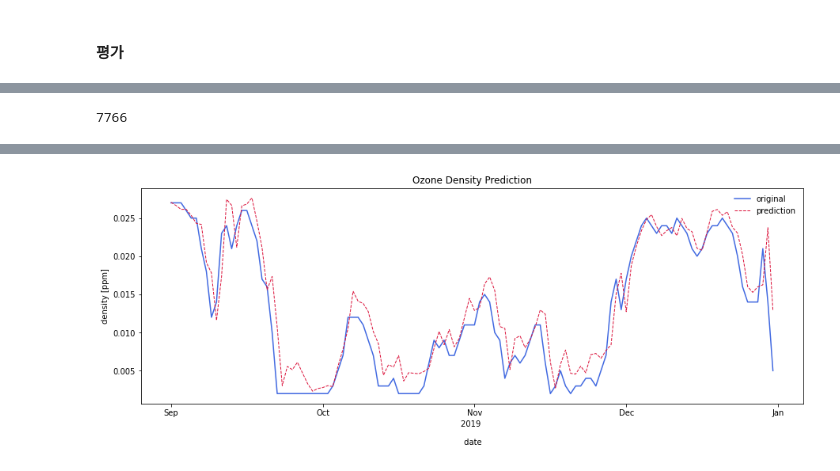
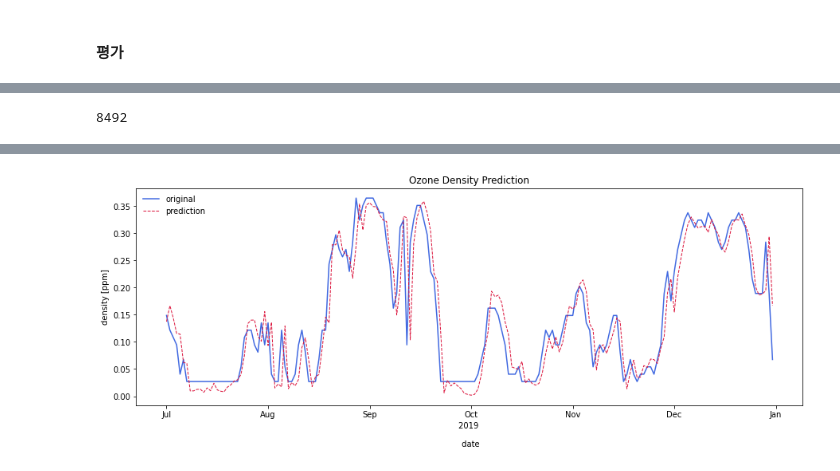
Before and after one commit to JiwooKimm/Personal_Projects, a Jupyter notebook: Forecaster_Airpollutant_Seoul/AirPollutionSeoul_LSTM.ipynb, the cells around one changed output, grey strips where cells are left out. Drawn from its saved outputs; the diff is of its cells as text; code cells hidden in the pictures.

Commit message:
Update: LSTM model

```diff
--- a/Forecaster_Airpollutant_Seoul/AirPollutionSeoul_LSTM.ipynb
+++ b/Forecaster_Airpollutant_Seoul/AirPollutionSeoul_LSTM.ipynb
@@ -349,10 +444,10 @@ dataloader = DataLoader(dataset,
 # %%
 # 설정값
 data_dim = 6
-hidden_dim = 12
+hidden_dim = 18
 output_dim = 1
-learning_rate = 0.02
-nb_epochs = 100
+learning_rate = 0.002
+nb_epochs = 600
 
 
 class Net(nn.Module):
@@ -496,22 +591,39 @@ with torch.no_grad():
         predicted = torch.flatten(predicted).item()
         pred.append(predicted)
 
+
+    #..?갑툭튀 첫 값은 조작,,
+    pred[0:5]= np.zeros(5)+sum(pred)/len(pred) # pred[10:20]
+    for p in range(len(pred)):
+      if pred[p] < 0:
+        if (pred[p-1] >= 0) & (pred[p+1] >= 0):
+          pred[p]= (pred[p-1]+pred[p+1])/2
+        elif (pred[p-1] >= 0):
+          pred[p]= pred[p-1]
+        elif (pred[p+1] >= 0):
+          pred[p]= pred[p+1]
+        else:
+          pred[p]= sum(pred)/len(pred)
+
+
     # INVERSE
     pred_inverse = mM_y.inverse_transform(np.array(pred).reshape(-1, 1))
     testY_inverse = mM_y.inverse_transform(testY_tensor)
 
 def scoring(true, pred):
-  r2= round(metrics.r2_score(true, pred)*100,3)
+  r2= round(metrics.r2_score(true, pred),3)
   corr= round(np.corrcoef(true, pred)[0,1],3)
   mape= round(metrics.mean_absolute_percentage_error(true, pred)*100,3)
   rmse= round(metrics.mean_squared_error(true, pred, squared=False),3)
+  acc= round(metrics.explained_variance_score(true, pred),3)
   mae= np.mean(np.abs(true-pred))
 
   df= pd.DataFrame({ "R2":   r2,
                      "Corr": corr,
                      "RMSE": rmse,
                      "MAPE": mape,
-                     "MAE": mae},
+                     "MAE": mae,
+                     "Accuracy": acc},
 
                     index=[0])
   return df
@@ -542,16 +636,21 @@ print(testY_inverse)
 numo3= test_set.shape[0]
 print(numo3)
 # tickname=(np.arange(0,5)*round(numo3/4))
-tickname=np.arange(0,5)*(120/4)
+# tickname=np.arange(0,5)*(120/4)
+tickname=np.arange(0,7)*round(180/6)
 
 # ticklabels=np.array(['Jan','Mar','Jun','Sep','Dec'])
-ticklabels=np.array(['Sep','Oct','Nov','Dec','Jan'])
+# ticklabels=np.array(['Sep','Oct','Nov','Dec','Jan'])
+ticklabels=np.array(['Jul','Aug','Sep','Oct','Nov','Dec','Jan'])
 
 plt.figure(figsize=(15,5))
 # plt.plot(np.arange(len(testY_inverse)), testY_inverse, label = 'original',  c='royalblue')
 # plt.plot(np.arange(len(pred_inverse)), pred_inverse, label = 'prediction', c='crimson',  ls='--', lw=1)
-plt.plot(testY_inverse[-120:], label = 'original',  c='royalblue')
-plt.plot(pred_inverse[-120:], label = 'prediction', c='crimson',  ls='--', lw=1)
+# plt.plot(testY_inverse[-120:], label = 'original',  c='royalblue')
+# plt.plot(pred_inverse[-120:], label = 'prediction', c='crimson',  ls='--', lw=1)
+
+plt.plot(testY_inverse[-180:], label = 'original',  c='royalblue')
+plt.plot(pred_inverse[-180:], label = 'prediction', c='crimson',  ls='--', lw=1)
 
 
 plt.title('Ozone Density Prediction')
@@ -561,8 +660,8 @@ plt.legend(frameon=False)
 plt.xticks(ticks=tickname,labels=ticklabels)
 
 
-plt.savefig('./AirPollution_Seoul_LSTM.eps')
-
+plt.savefig('./AirPollution_Seoul_LSTM_v3.png')
+files.download('./AirPollution_Seoul_LSTM_v3.png')
 plt.show()
 # %% [output]
-7766
+8492
@@ -569 +670 @@ plt.show()
-[figure, old version]
+[figure, new version]
```
Also changed, not shown: parts of 41 cells of this notebook, 45 other files.
